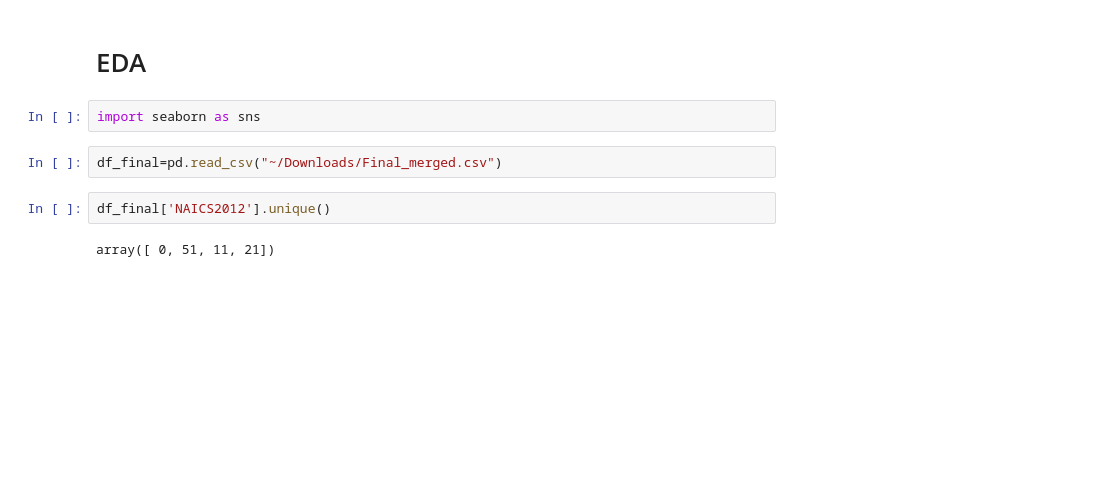
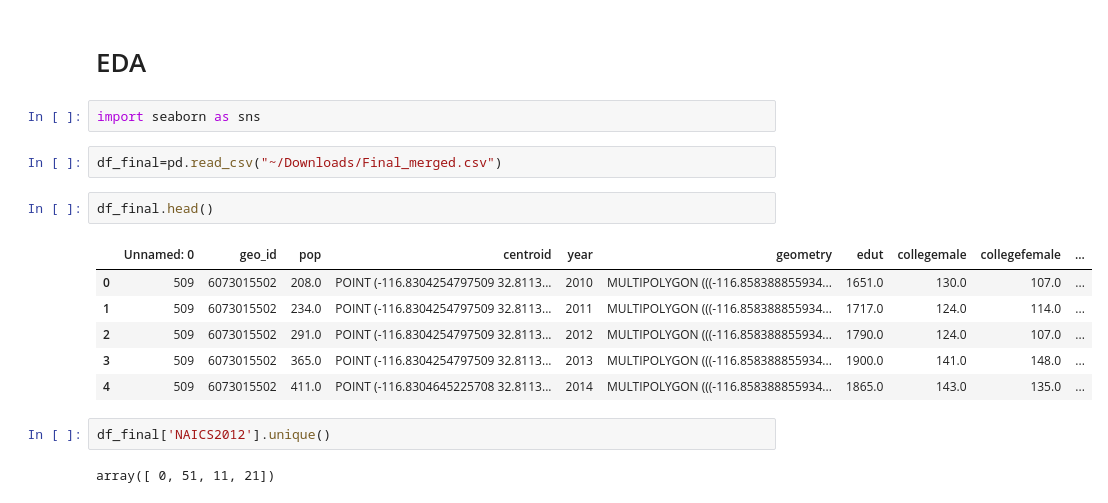
Before and after one commit to JasonZhangzy1757/CUSP-Capstone, a Jupyter notebook: US_Ignite_fed_eda_model.ipynb, the cells around one changed output. Drawn from its saved outputs; the diff is of its cells as text; blank space fills up the shorter version.

```diff
--- a/US_Ignite_fed_eda_model.ipynb
+++ b/US_Ignite_fed_eda_model.ipynb
@@ -41,6 +41,15 @@ from cartoframes.data.observatory import Catalog
 import seaborn as sns
 # %%
 df_final=pd.read_csv("~/Downloads/Final_merged.csv")
+# %%
+df_final.head()
+# %% [output]
+|  | Unnamed: 0 | geo_id | pop | centroid | year | geometry | edut | collegemale | collegefemale | ... |
+| 0 | 509 | 6073015502 | 208.0 | POINT (-116.8304254797509 32.8113... | 2010 | MULTIPOLYGON (((-116.858388855934... | 1651.0 | 130.0 | 107.0 | ... |
+| 1 | 509 | 6073015502 | 234.0 | POINT (-116.8304254797509 32.8113... | 2011 | MULTIPOLYGON (((-116.858388855934... | 1717.0 | 124.0 | 114.0 | ... |
+| 2 | 509 | 6073015502 | 291.0 | POINT (-116.8304254797509 32.8113... | 2012 | MULTIPOLYGON (((-116.858388855934... | 1790.0 | 124.0 | 107.0 | ... |
+| 3 | 509 | 6073015502 | 365.0 | POINT (-116.8304254797509 32.8113... | 2013 | MULTIPOLYGON (((-116.858388855934... | 1900.0 | 141.0 | 148.0 | ... |
+| 4 | 509 | 6073015502 | 411.0 | POINT (-116.8304645225708 32.8113... | 2014 | MULTIPOLYGON (((-116.858388855934... | 1865.0 | 143.0 | 135.0 | ... |
 # %%
 df_final['NAICS2012'].unique()
 # %% [output]
```
Also changed, not shown: parts of 23 cells of this notebook.
